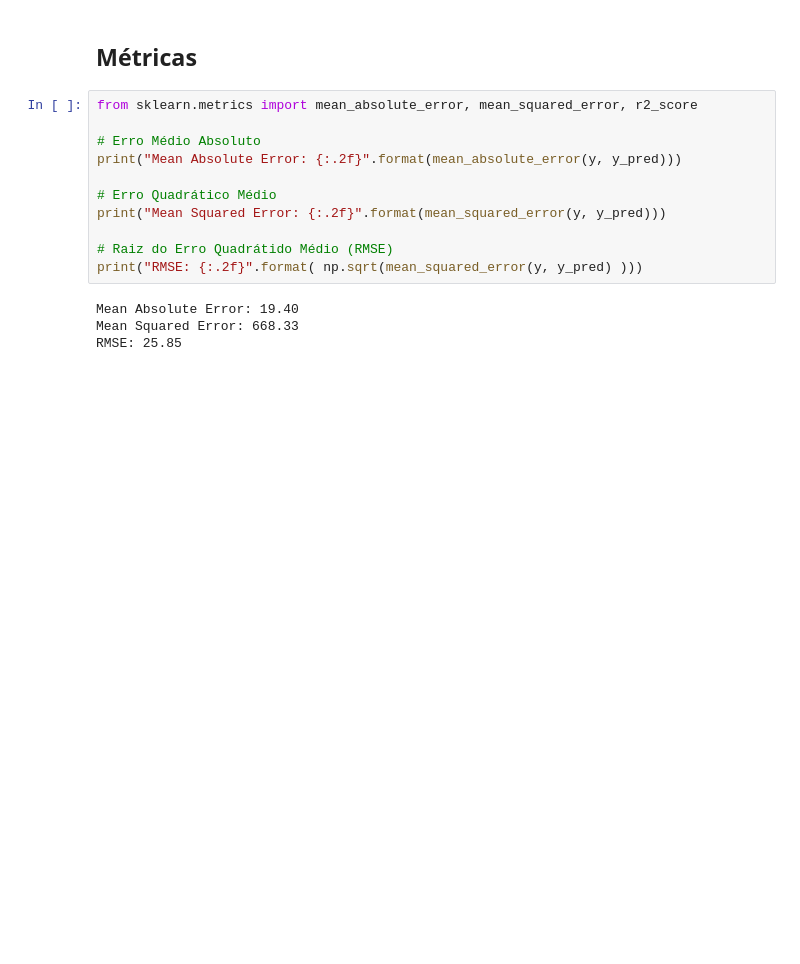
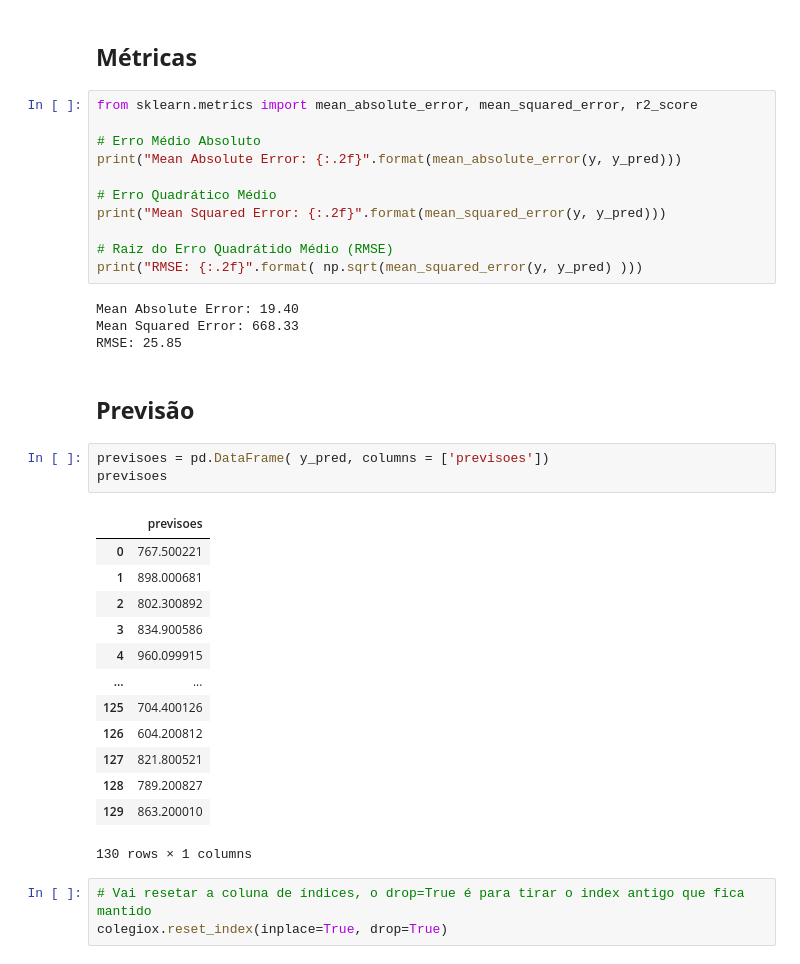
Before and after one commit to MaxVieiraSantiago/Machine-Learning-Algorithms, a Jupyter notebook: Linear Regression/Regressão_Vetorial_Suporte.ipynb, the cells around one changed output. Cells and saved outputs as stored; diff of their text form; blank space fills up the shorter version.

```diff
--- a/Linear Regression/Regressão_Vetorial_Suporte.ipynb
+++ b/Linear Regression/Regressão_Vetorial_Suporte.ipynb
@@ -219,3 +230,25 @@ print("RMSE: {:.2f}".format( np.sqrt(mean_squared_error(y, y_pred) )))
 Mean Absolute Error: 19.40
 Mean Squared Error: 668.33
 RMSE: 25.85
+# %% [markdown]
+## **Previsão**
+# %%
+previsoes = pd.DataFrame( y_pred, columns = ['previsoes'])
+previsoes
+# %% [output]
+|  | previsoes |
+| 0 | 767.500221 |
+| 1 | 898.000681 |
+| 2 | 802.300892 |
+| 3 | 834.900586 |
+| 4 | 960.099915 |
+| ... | ... |
+| 125 | 704.400126 |
+| 126 | 604.200812 |
+| 127 | 821.800521 |
+| 128 | 789.200827 |
+| 129 | 863.200010 |
+130 rows × 1 columns
+# %%
+# Vai resetar a coluna de índices, o drop=True é para tirar o index antigo que fica mantido
+colegiox.reset_index(inplace=True, drop=True)
```
Also changed, not shown: parts of 7 cells of this notebook.
